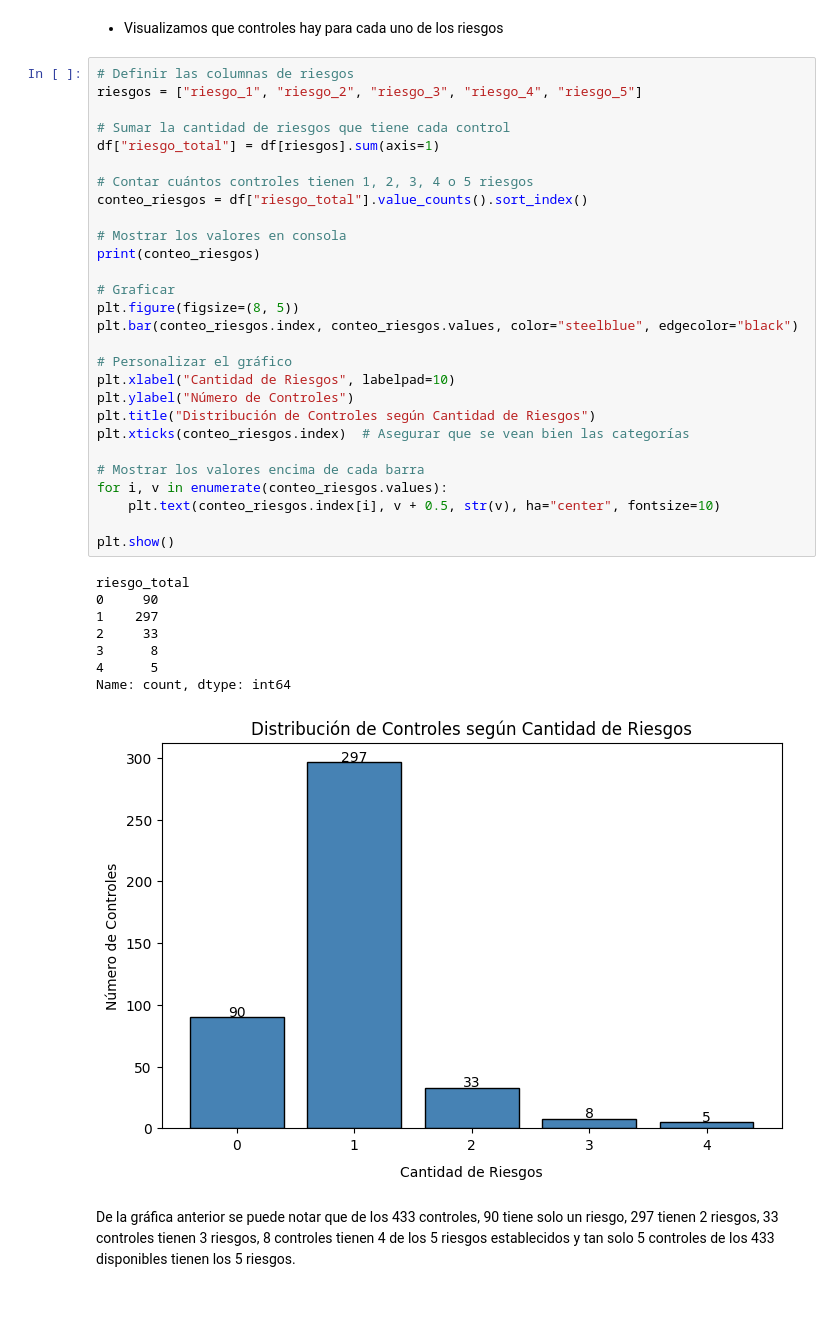
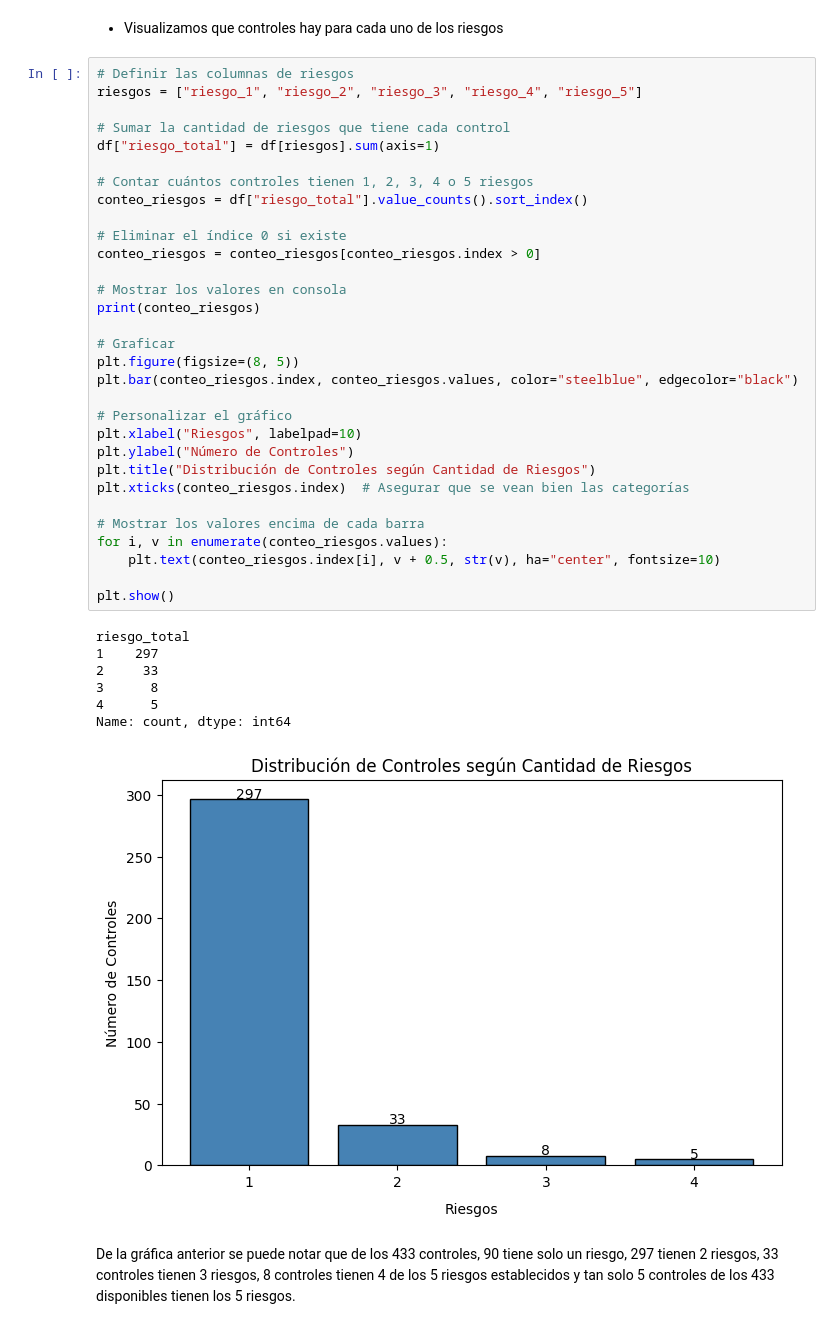
Before and after one commit to Alejosotog/PruebaAnaliticaLDC__JohnA.SotoGomez, a Jupyter notebook: PT2/PruebaTecnica_Bancolombia20250316.ipynb, the cells around one changed output. Saved outputs shown, nothing was run; the diff lists cells and outputs as text; blank space fills up the shorter version.

```diff
--- a/PT2/PruebaTecnica_Bancolombia20250316.ipynb
+++ b/PT2/PruebaTecnica_Bancolombia20250316.ipynb
@@ -390,36 +390,38 @@ riesgos = ["riesgo_1", "riesgo_2", "riesgo_3", "riesgo_4", "riesgo_5"]
 # Sumar la cantidad de riesgos que tiene cada control
 df["riesgo_total"] = df[riesgos].sum(axis=1)
 
 # Contar cuántos controles tienen 1, 2, 3, 4 o 5 riesgos
 conteo_riesgos = df["riesgo_total"].value_counts().sort_index()
 
+# Eliminar el índice 0 si existe
+conteo_riesgos = conteo_riesgos[conteo_riesgos.index > 0]
+
 # Mostrar los valores en consola
 print(conteo_riesgos)
 
 # Graficar
 plt.figure(figsize=(8, 5))
 plt.bar(conteo_riesgos.index, conteo_riesgos.values, color="steelblue", edgecolor="black")
 
 # Personalizar el gráfico
-plt.xlabel("Cantidad de Riesgos", labelpad=10)
+plt.xlabel("Riesgos", labelpad=10)
 plt.ylabel("Número de Controles")
 plt.title("Distribución de Controles según Cantidad de Riesgos")
 plt.xticks(conteo_riesgos.index)  # Asegurar que se vean bien las categorías
 
 # Mostrar los valores encima de cada barra
 for i, v in enumerate(conteo_riesgos.values):
     plt.text(conteo_riesgos.index[i], v + 0.5, str(v), ha="center", fontsize=10)
 
 plt.show()
 # %% [output]
 riesgo_total
-0     90
 1    297
 2     33
 3      8
 4      5
 Name: count, dtype: int64
-[figure, old version]
+[figure, new version]
 # %% [markdown]
 De la gráfica anterior se puede notar que de los 433 controles, 90 tiene solo un riesgo, 297 tienen 2 riesgos, 33 controles tienen 3 riesgos, 8 controles tienen 4 de los 5 riesgos establecidos y tan solo 5 controles de los 433 disponibles tienen los 5 riesgos.
 # %% [markdown]
```
Also changed, not shown: parts of 16 cells of this notebook.
